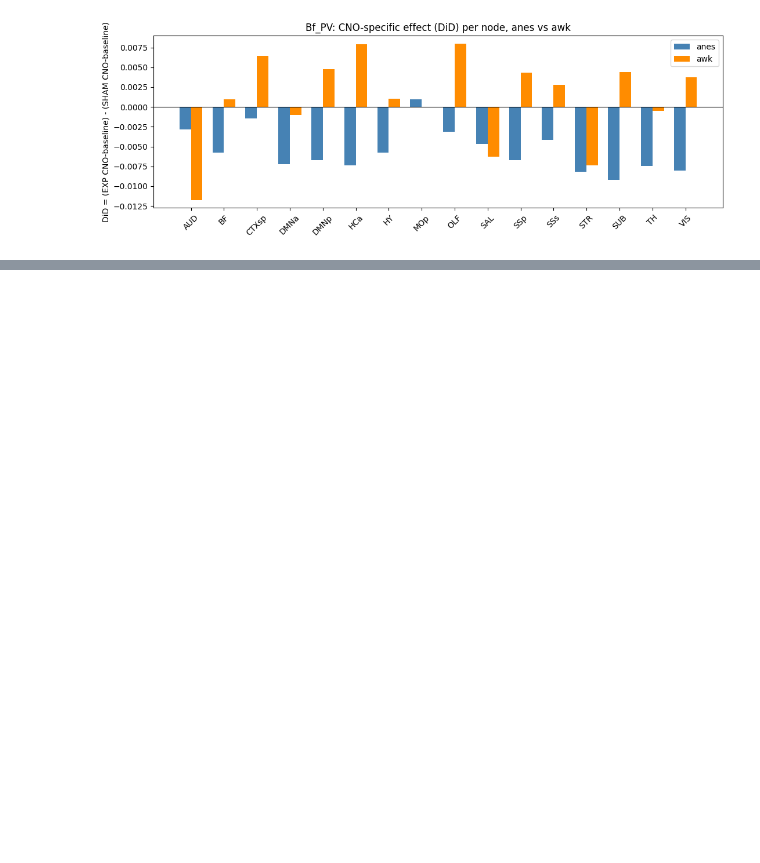
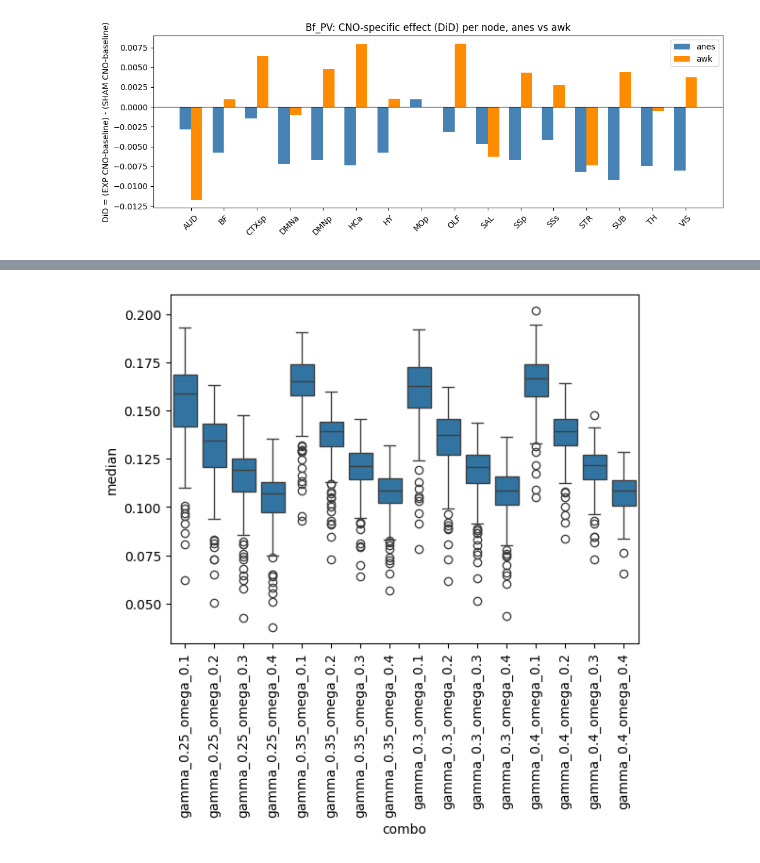
Before and after one commit to Lvcaa/mouse-fmri-dyncomm, a Jupyter notebook: scripts/06_t_tests.ipynb, the cells around one changed output, grey strips where cells are left out. Saved outputs shown, nothing was run; the diff lists cells and outputs as text; code cells hidden in the pictures; blank space fills up the shorter version.

```diff
--- a/scripts/06_t_tests.ipynb
+++ b/scripts/06_t_tests.ipynb
@@ -358,0 +924,14 @@ plt.show()
+# %%
+# Investigate the window length 35 specifically
+
+# Use the combos gamma_omega as x axis with box plots and
+# And use the actual flexibility values as y axis
+
+sns.boxplot(data=df35, x="combo", y="median")
+plt.xticks(rotation=90)
+plt.show()
+
+# Use the combos gamma_omega as x axis with box plots and
+# And use the actual flexibility values as y axis
+# %% [output]
+[figure, added]
```
Also changed, not shown: parts of 51 cells of this notebook, 10 other files.
